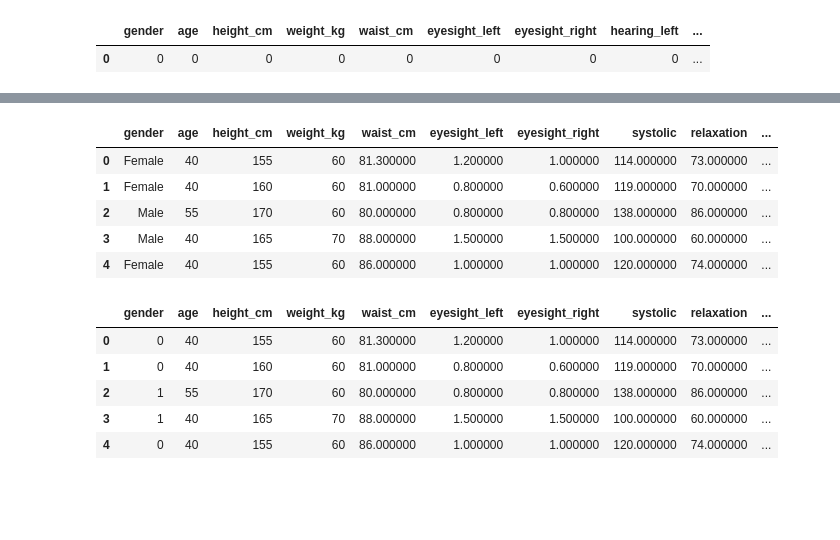
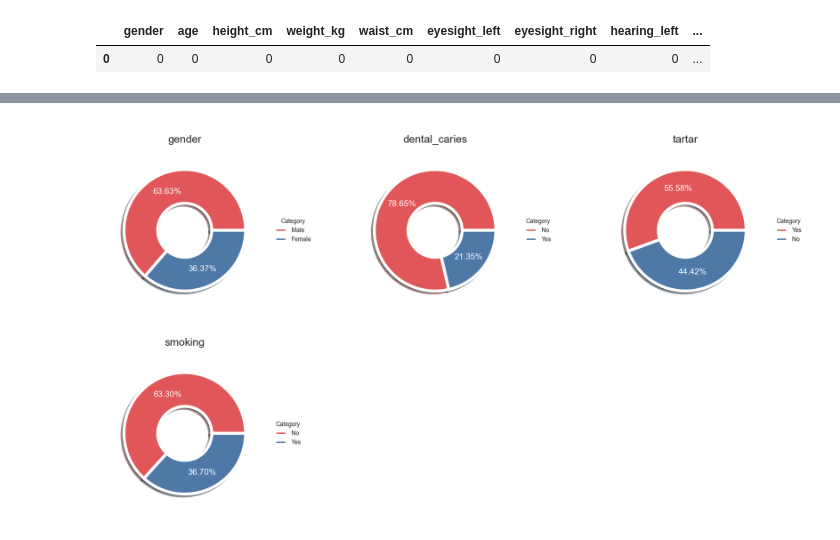
Before and after one commit to JeroHoyos/PredictiveAnalytics-Projects, a Jupyter notebook: body_signals_of_smoking/body_signals_of_smoking.ipynb, the cells around one changed output, grey strips where cells are left out. Saved outputs shown, nothing was run; the diff lists cells and outputs as text; code cells hidden in the pictures; blank space fills up the shorter version.

```diff
--- a/body_signals_of_smoking/body_signals_of_smoking.ipynb
+++ b/body_signals_of_smoking/body_signals_of_smoking.ipynb
@@ -261,9 +260,0 @@ for column in select_columns:
-# %%
-df.head().style.set_properties(**{"background-color": "#979b9a","color":"white","border": "1.5px  solid black"})
-# %% [output]
-|  | gender | age | height_cm | weight_kg | waist_cm | eyesight_left | eyesight_right | systolic | relaxation | ... |
-| 0 | Female | 40 | 155 | 60 | 81.300000 | 1.200000 | 1.000000 | 114.000000 | 73.000000 | ... |
-| 1 | Female | 40 | 160 | 60 | 81.000000 | 0.800000 | 0.600000 | 119.000000 | 70.000000 | ... |
-| 2 | Male | 55 | 170 | 60 | 80.000000 | 0.800000 | 0.800000 | 138.000000 | 86.000000 | ... |
-| 3 | Male | 40 | 165 | 70 | 88.000000 | 1.500000 | 1.500000 | 100.000000 | 60.000000 | ... |
-| 4 | Female | 40 | 155 | 60 | 86.000000 | 1.000000 | 1.000000 | 120.000000 | 74.000000 | ... |
@@ -279,9 +261,55 @@ df["gender"] = LabelEncoder.fit_transform(df["gender"])
-# %%
-df.head().style.set_properties(**{"background-color": "#979b9a","color":"white","border": "1.5px  solid black"})
-# %% [output]
-|  | gender | age | height_cm | weight_kg | waist_cm | eyesight_left | eyesight_right | systolic | relaxation | ... |
-| 0 | 0 | 40 | 155 | 60 | 81.300000 | 1.200000 | 1.000000 | 114.000000 | 73.000000 | ... |
-| 1 | 0 | 40 | 160 | 60 | 81.000000 | 0.800000 | 0.600000 | 119.000000 | 70.000000 | ... |
-| 2 | 1 | 55 | 170 | 60 | 80.000000 | 0.800000 | 0.800000 | 138.000000 | 86.000000 | ... |
-| 3 | 1 | 40 | 165 | 70 | 88.000000 | 1.500000 | 1.500000 | 100.000000 | 60.000000 | ... |
-| 4 | 0 | 40 | 155 | 60 | 86.000000 | 1.000000 | 1.000000 | 120.000000 | 74.000000 | ... |
+# %%
+colors_palette = ["#e15759", "#4e79a7"]
+
+cat_columns = df.select_dtypes(include="object").columns.tolist()
+
+n_vars = len(cat_columns)
+n_cols = 3
+n_rows = math.ceil(n_vars / n_cols)
+
+fig, axs = plt.subplots(n_rows, n_cols, figsize=(18, 5 * n_rows))
+axs = axs.flatten()
+plt.tight_layout(pad=4.0)
+
+for i, column in enumerate(cat_columns):
+    ax = axs[i]
+
+    counts = df[column].value_counts()
+    labels = counts.index
+    values = counts.values
+
+    # Repetir colores si hay más de 2 categorías
+    colors = (colors_palette * (len(values) // len(colors_palette) + 1))[:len(values)]
+
+    wedges, texts, autotexts = ax.pie(
+        values,
+        autopct="%.2f%%",
+        pctdistance=0.7,
+        startangle=0,
+        radius=0.9,
+        colors=colors,
+        shadow=True,
+        textprops=dict(size=14, color="white"),
+        wedgeprops=dict(
+            width=0.5,
+            edgecolor="white",
+            linewidth=5
+        )
+    )
+
+    ax.set_title(f"\n{column}", fontsize=18)
+    ax.legend(
+        wedges,
+        labels,
+        title="Category",
+        loc="center left",
+        bbox_to_anchor=(1, 0, 0.5, 1)
+    )
+
+# Eliminar subplots vacíos
+for j in range(i + 1, len(axs)):
+    fig.delaxes(axs[j])
+
+plt.show()
+# %% [output]
+[figure, added]
```
Also changed, not shown: parts of 29 cells of this notebook.
